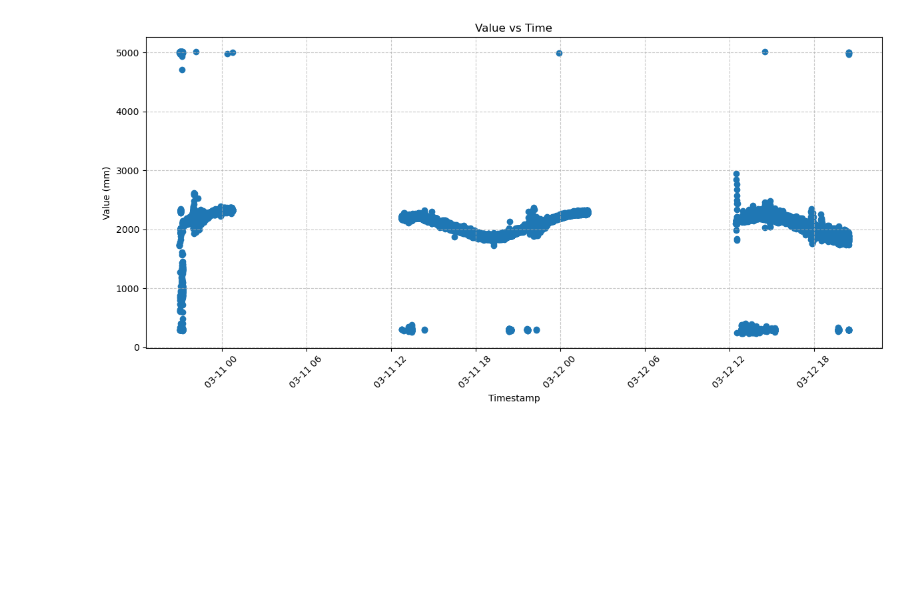
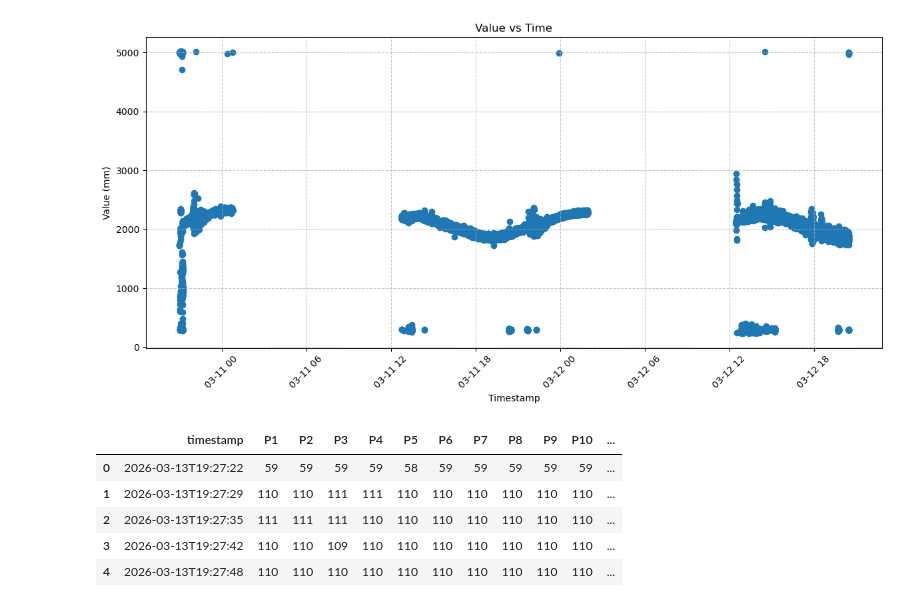
Before and after one commit to palomacartwright/bahamas-sea-level-sensors, a Jupyter notebook: data-first-look.ipynb, the cells around one changed output. Drawn from its saved outputs; the diff is of its cells as text; code cells hidden in the pictures; blank space fills up the shorter version.

```diff
--- a/data-first-look.ipynb
+++ b/data-first-look.ipynb
@@ -45,0 +54,9 @@ plt.show()
+# %%
+df2.head()
+# %% [output]
+|  | timestamp | P1 | P2 | P3 | P4 | P5 | P6 | P7 | P8 | P9 | P10 | ... |
+| 0 | 2026-03-13T19:27:22 | 59 | 59 | 59 | 59 | 58 | 59 | 59 | 59 | 59 | 59 | ... |
+| 1 | 2026-03-13T19:27:29 | 110 | 110 | 111 | 111 | 110 | 110 | 110 | 110 | 110 | 110 | ... |
+| 2 | 2026-03-13T19:27:35 | 111 | 111 | 111 | 110 | 110 | 110 | 110 | 110 | 110 | 110 | ... |
+| 3 | 2026-03-13T19:27:42 | 110 | 110 | 109 | 110 | 110 | 110 | 110 | 110 | 110 | 110 | ... |
+| 4 | 2026-03-13T19:27:48 | 110 | 110 | 110 | 110 | 110 | 110 | 110 | 110 | 110 | 110 | ... |
```
Also changed, not shown: parts of 2 cells of this notebook, 10 other files.
